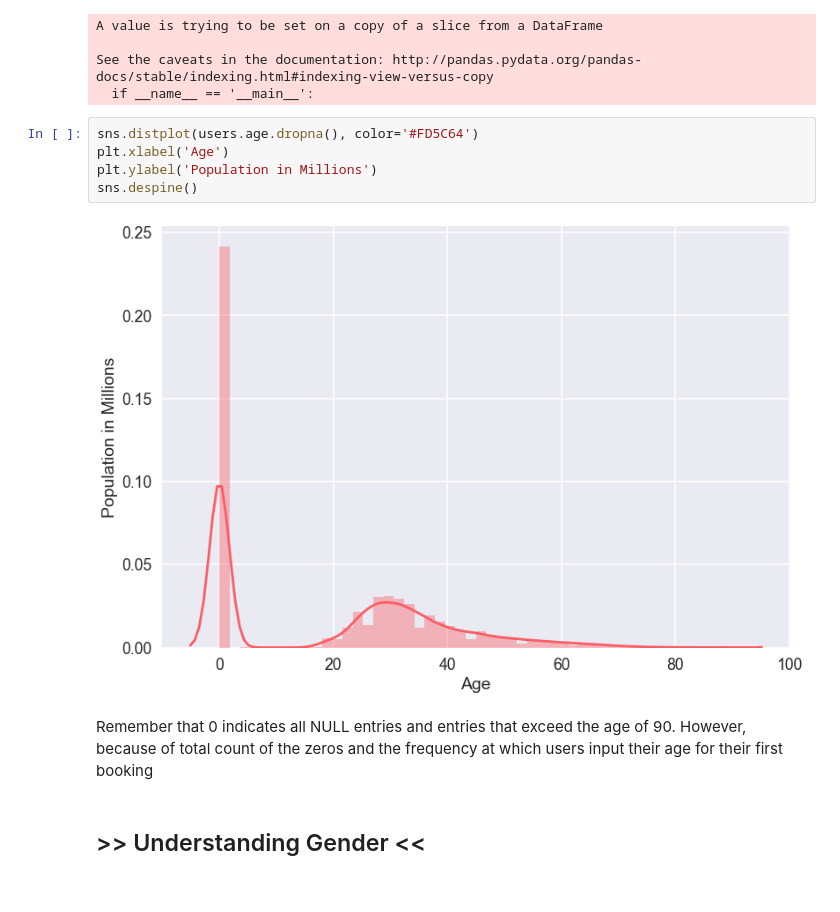
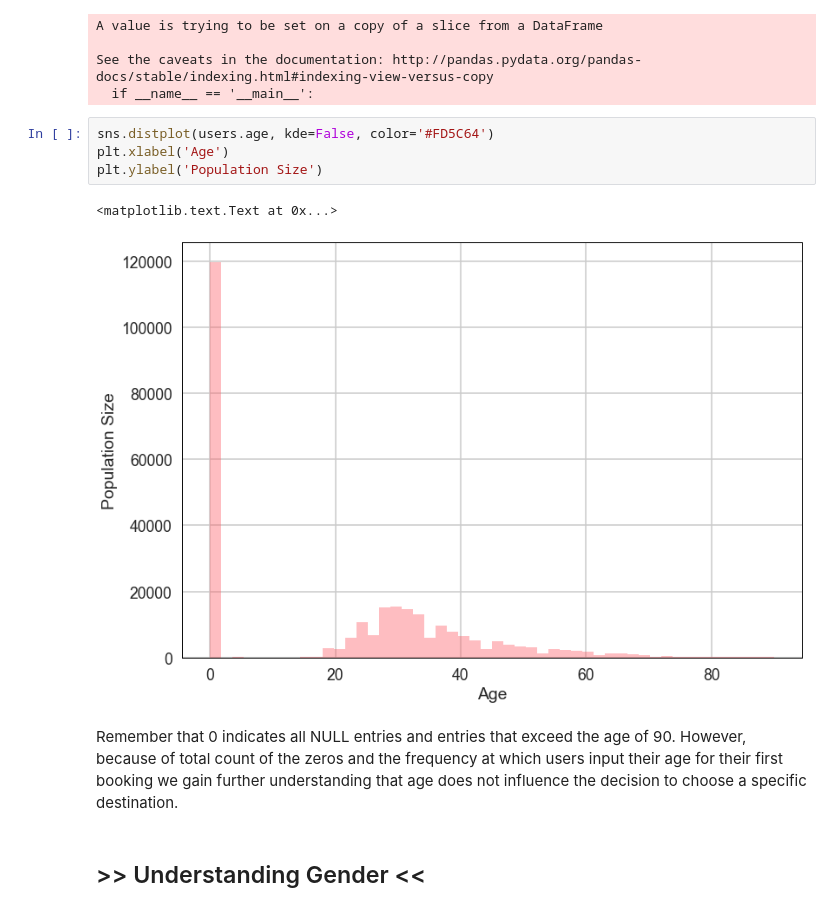
Before and after one commit to ttran48/Airbnb-Predictive-Analysis, a Jupyter notebook: Airbnb New User Bookings.ipynb, the cells around one changed output. Drawn from its saved outputs; the diff is of its cells as text.

```diff
--- a/Airbnb New User Bookings.ipynb
+++ b/Airbnb New User Bookings.ipynb
@@ -258,14 +275,14 @@ A value is trying to be set on a copy of a slice from a DataFrame
 See the caveats in the documentation: http://pandas.pydata.org/pandas-docs/stable/indexing.html#indexing-view-versus-copy
   if __name__ == '__main__':
 # %%
-sns.distplot(users.age.dropna(), color='#FD5C64')
+sns.distplot(users.age, kde=False, color='#FD5C64')
 plt.xlabel('Age')
-plt.ylabel('Population in Millions')
-sns.despine()
+plt.ylabel('Population Size')
 # %% [output]
+<matplotlib.text.Text at 0x...>
-[figure, old version]
+[figure, new version]
 # %% [markdown]
-Remember that 0 indicates all NULL entries and entries that exceed the age of 90. However, because of total count of the zeros and the frequency at which users input their age for their first booking
+Remember that 0 indicates all NULL entries and entries that exceed the age of 90. However, because of total count of the zeros and the frequency at which users input their age for their first booking we gain further understanding that age does not influence the decision to choose a specific destination.
 # %% [markdown]
 ## >> Understanding Gender <<
 # %%
```
Also changed, not shown: parts of 26 cells of this notebook.
